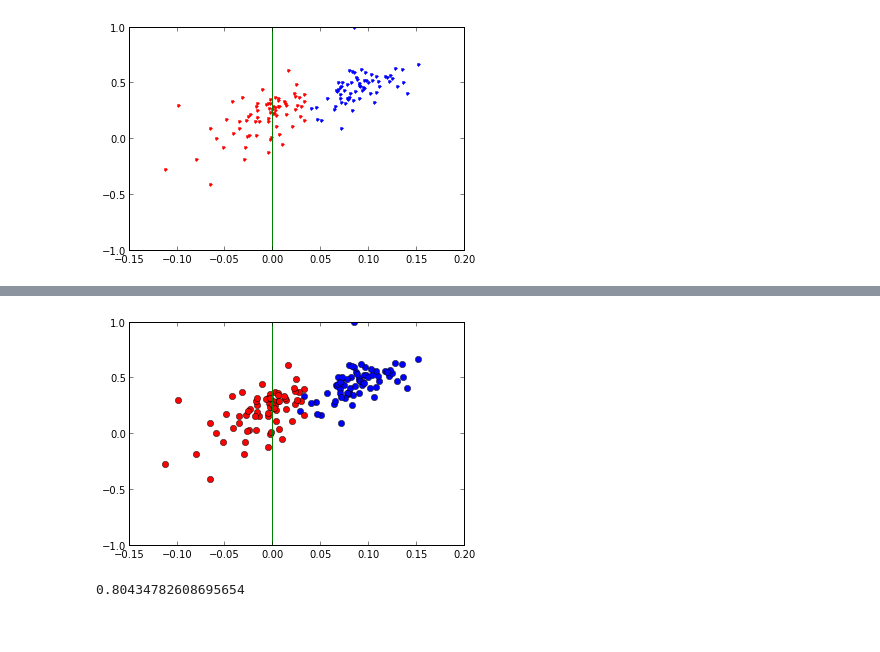
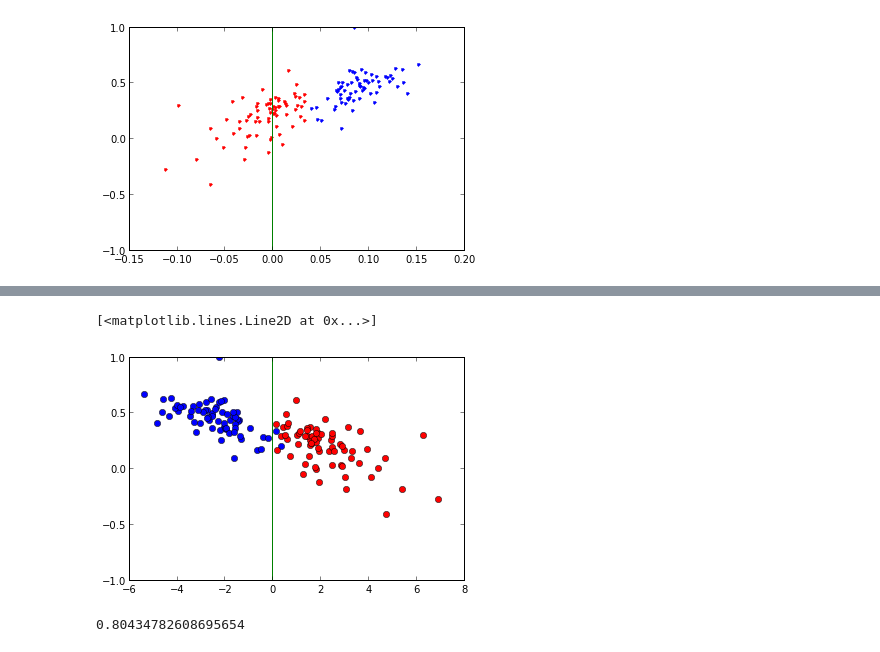
Before and after one commit to adaptive-learning/thrans, a Jupyter notebook: Koncepty/Correction - 2 problems.ipynb, the cells around one changed output, grey strips where cells are left out. Saved outputs shown, nothing was run; the diff lists cells and outputs as text; code cells hidden in the pictures.

Commit message:
Concepts - compare with model

```diff
--- a/Koncepty/Correction - 2 problems.ipynb
+++ b/Koncepty/Correction - 2 problems.ipynb
@@ -24,7 +24,7 @@ error_rate = 0
 errors = np.random.rand(labels.size) < error_rate
 labels[errors] = 1 - labels[errors]
 # %%
-clf = linear_model.LogisticRegression(C=1)
+LogisticRegressionclf = linear_model.LogisticRegression(C=1)
 clf.fit(corr, labels)
 predict = np.array(clf.predict(corr))
 distances = clf.decision_function(corr)
@@ -70,14 +81,22 @@ plt.plot([0,0], [-1,1], "g")
 # %%
 u = clf.coef_[0] / np.linalg.norm(clf.coef_[0])
 P = np.outer(u, u)
 p = np.dot(P, corr)
-plt.plot(p[0,labels==0], corr.ix[0,labels==0], "bo")
-plt.plot(p[0,labels==1], corr.ix[0,labels==1], "ro")
+distance = clf.decision_function(corr)
+plt.plot(distance[labels==0], corr.ix[0,labels==0], "bo")
+plt.plot(distance[labels==1], corr.ix[0,labels==1], "ro")
+plt.plot(p[0,labels!=solution], corr.ix[0,labels!=solution], "y.")
+plt.plot([0,0], [-1,1], "g")u = clf.coef_[0] / np.linalg.norm(clf.coef_[0])
+P = np.outer(u, u)
+p = np.dot(P, corr)
+distance = clf.decision_function(corr)
+plt.plot(distance[labels==0], corr.ix[0,labels==0], "bo")
+plt.plot(distance[labels==1], corr.ix[0,labels==1], "ro")
 plt.plot(p[0,labels!=solution], corr.ix[0,labels!=solution], "y.")
 plt.plot([0,0], [-1,1], "g")
-plt.savefig("problems.png")
 # %% [output]
+[<matplotlib.lines.Line2D at 0x...>]
-[figure, old version]
+[figure, new version]
 # %%
 from sklearn.cluster import KMeans
 # %%
```
Also changed, not shown: parts of 4 cells of this notebook, 43 other files.
